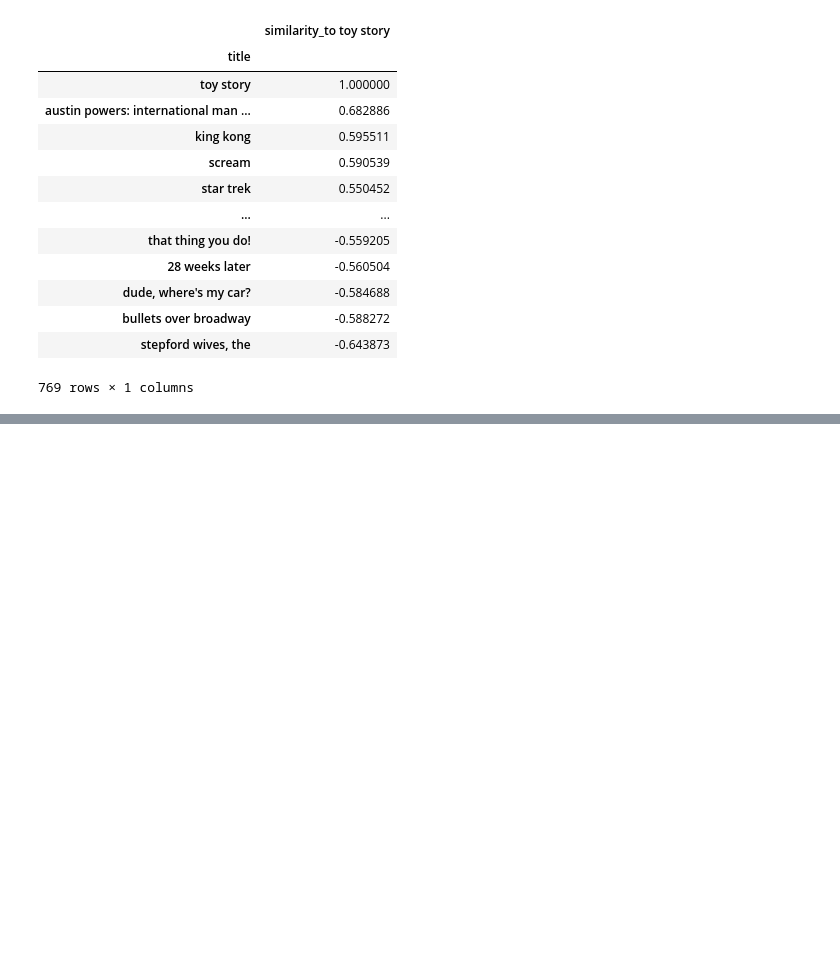
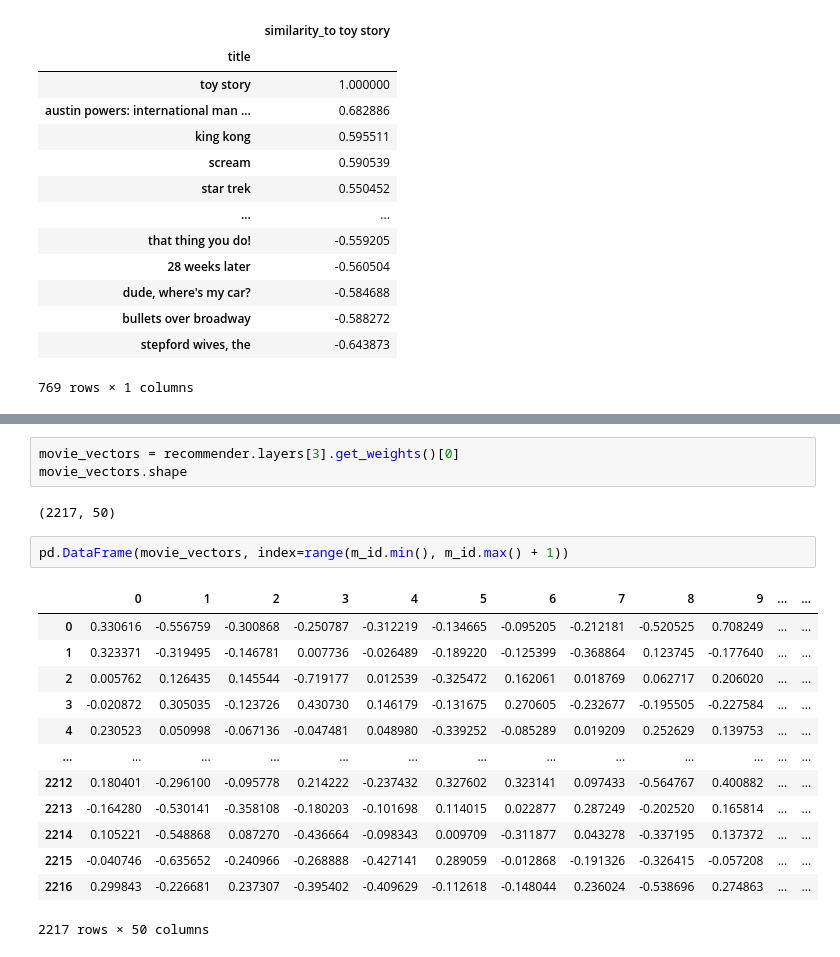
Before and after one commit to olimpia1/sb_boot_camp_ds, a Jupyter notebook: recommendationEngine/Recommendation Engine.ipynb, the cells around one changed output, grey strips where cells are left out. Cells and saved outputs as stored; diff of their text form; blank space fills up the shorter version.

```diff
--- a/recommendationEngine/Recommendation Engine.ipynb
+++ b/recommendationEngine/Recommendation Engine.ipynb
@@ -1261,0 +1770,21 @@ similarity.sort_values(by=key, ascending=False)
+# %%
+movie_vectors = recommender.layers[3].get_weights()[0]
+movie_vectors.shape
+# %% [output]
+(2217, 50)
+# %%
+pd.DataFrame(movie_vectors, index=range(m_id.min(), m_id.max() + 1))
+# %% [output]
+|  | 0 | 1 | 2 | 3 | 4 | 5 | 6 | 7 | 8 | 9 | ... | ... |
+| 0 | 0.330616 | -0.556759 | -0.300868 | -0.250787 | -0.312219 | -0.134665 | -0.095205 | -0.212181 | -0.520525 | 0.708249 | ... | ... |
+| 1 | 0.323371 | -0.319495 | -0.146781 | 0.007736 | -0.026489 | -0.189220 | -0.125399 | -0.368864 | 0.123745 | -0.177640 | ... | ... |
+| 2 | 0.005762 | 0.126435 | 0.145544 | -0.719177 | 0.012539 | -0.325472 | 0.162061 | 0.018769 | 0.062717 | 0.206020 | ... | ... |
+| 3 | -0.020872 | 0.305035 | -0.123726 | 0.430730 | 0.146179 | -0.131675 | 0.270605 | -0.232677 | -0.195505 | -0.227584 | ... | ... |
+| 4 | 0.230523 | 0.050998 | -0.067136 | -0.047481 | 0.048980 | -0.339252 | -0.085289 | 0.019209 | 0.252629 | 0.139753 | ... | ... |
+| ... | ... | ... | ... | ... | ... | ... | ... | ... | ... | ... | ... | ... |
+| 2212 | 0.180401 | -0.296100 | -0.095778 | 0.214222 | -0.237432 | 0.327602 | 0.323141 | 0.097433 | -0.564767 | 0.400882 | ... | ... |
+| 2213 | -0.164280 | -0.530141 | -0.358108 | -0.180203 | -0.101698 | 0.114015 | 0.022877 | 0.287249 | -0.202520 | 0.165814 | ... | ... |
+| 2214 | 0.105221 | -0.548868 | 0.087270 | -0.436664 | -0.098343 | 0.009709 | -0.311877 | 0.043278 | -0.337195 | 0.137372 | ... | ... |
+| 2215 | -0.040746 | -0.635652 | -0.240966 | -0.268888 | -0.427141 | 0.289059 | -0.012868 | -0.191326 | -0.326415 | -0.057208 | ... | ... |
+| 2216 | 0.299843 | -0.226681 | 0.237307 | -0.395402 | -0.409629 | -0.112618 | -0.148044 | 0.236024 | -0.538696 | 0.274863 | ... | ... |
+2217 rows × 50 columns
```
Also changed, not shown: parts of 26 cells of this notebook.
